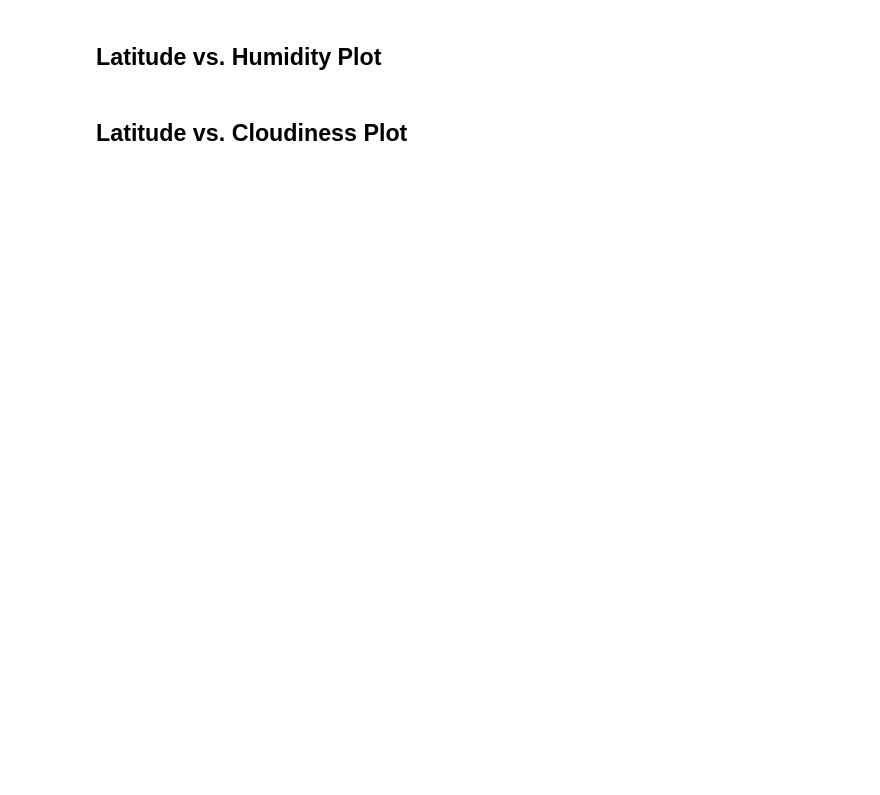
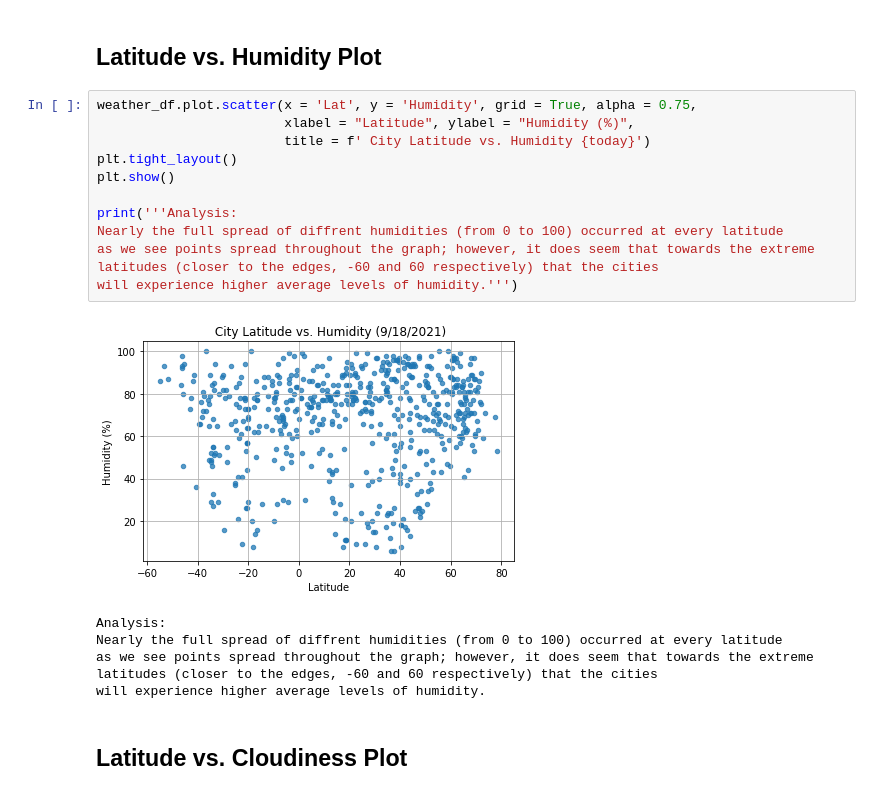
Before and after one commit to marcuspttr/python-api-challenge, a Jupyter notebook: WeatherPy.ipynb, the cells around one changed output. Saved outputs shown, nothing was run; the diff lists cells and outputs as text; blank space fills up the shorter version.

```diff
--- a/WeatherPy.ipynb
+++ b/WeatherPy.ipynb
@@ -154,4 +204,23 @@ Skip this step if there are no cities that have humidity > 100%.
 # %% [markdown]
 ## Latitude vs. Humidity Plot
+# %%
+weather_df.plot.scatter(x = 'Lat', y = 'Humidity', grid = True, alpha = 0.75,
+                        xlabel = "Latitude", ylabel = "Humidity (%)",
+                        title = f' City Latitude vs. Humidity {today}')
+plt.tight_layout()
+plt.show()
+
+print('''Analysis:
+Nearly the full spread of diffrent humidities (from 0 to 100) occurred at every latitude
+as we see points spread throughout the graph; however, it does seem that towards the extreme
+latitudes (closer to the edges, -60 and 60 respectively) that the cities
+will experience higher average levels of humidity.''')
+# %% [output]
+[figure, added]
+Analysis:
+Nearly the full spread of diffrent humidities (from 0 to 100) occurred at every latitude
+as we see points spread throughout the graph; however, it does seem that towards the extreme
+latitudes (closer to the edges, -60 and 60 respectively) that the cities
+will experience higher average levels of humidity.
 # %% [markdown]
 ## Latitude vs. Cloudiness Plot
```
Also changed, not shown: parts of 20 cells of this notebook.
